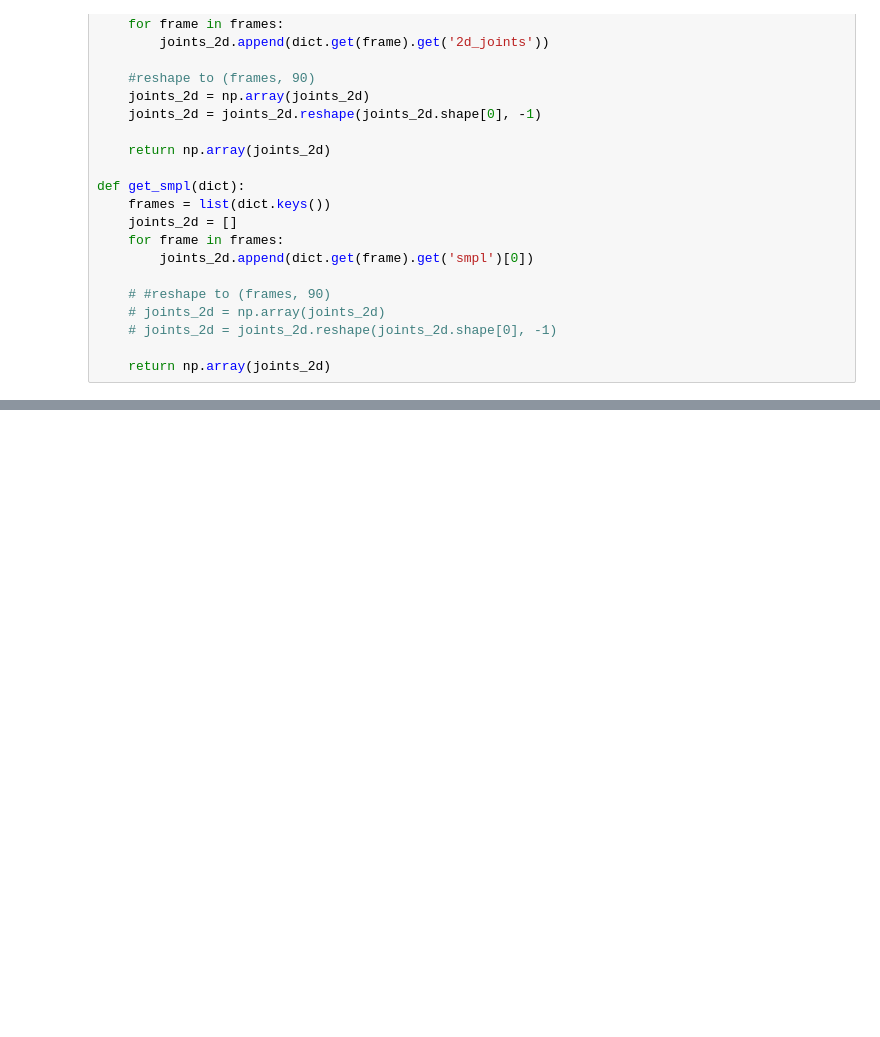
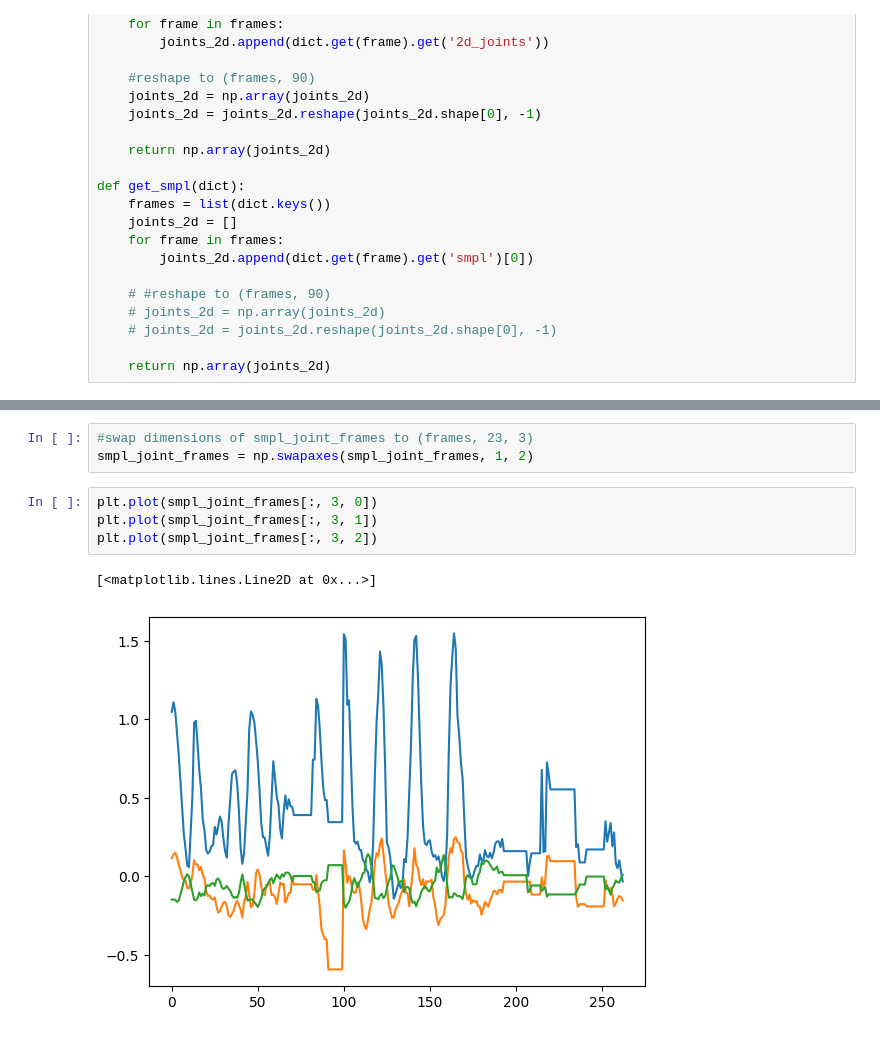
Before and after one commit to LucasEmcken/DLGaitAssessment, a Jupyter notebook: data_viz.ipynb, the cells around one changed output, grey strips where cells are left out. Drawn from its saved outputs; the diff is of its cells as text; blank space fills up the shorter version.

```diff
--- a/data_viz.ipynb
+++ b/data_viz.ipynb
@@ -86,0 +107,10 @@ plt.show()
+# %%
+#swap dimensions of smpl_joint_frames to (frames, 23, 3)
+smpl_joint_frames = np.swapaxes(smpl_joint_frames, 1, 2)
+# %%
+plt.plot(smpl_joint_frames[:, 3, 0])
+plt.plot(smpl_joint_frames[:, 3, 1])
+plt.plot(smpl_joint_frames[:, 3, 2])
+# %% [output]
+[<matplotlib.lines.Line2D at 0x...>]
+[figure, added]
```
Also changed, not shown: parts of 13 cells of this notebook, 2 other files.
